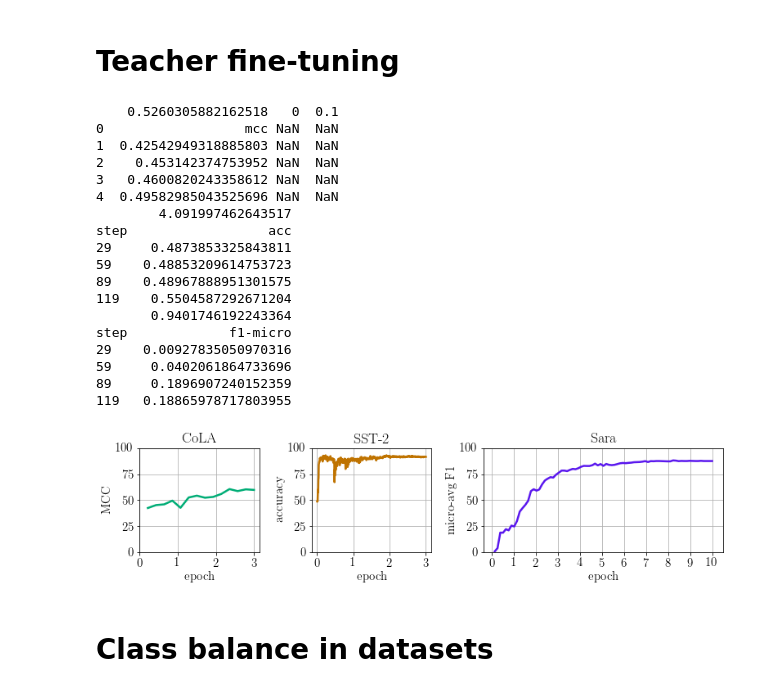
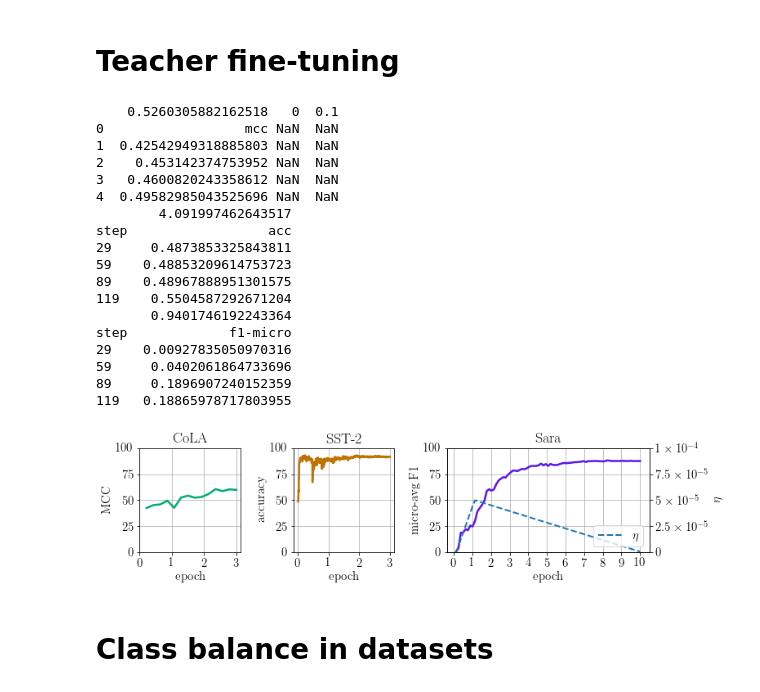
Before and after one commit to samsucik/knowledge-distil-bert, a Jupyter notebook: experiments/analysis/General plotting.ipynb, the cells around one changed output. Saved outputs shown, nothing was run; the diff lists cells and outputs as text; code cells hidden in the pictures.

```diff
--- a/experiments/analysis/General plotting.ipynb
+++ b/experiments/analysis/General plotting.ipynb
@@ -143,36 +143,48 @@ for task, ax in zip(glue_tasks, axs):
         start = n_epochs/len(data)
     xs = np.linspace(start=start, stop=n_epochs, num=len(data_smooth))
     ax.plot(xs, data_smooth, c=task_colours[task], lw=2.5, zorder=1)
+
+    if task == "Sara":
+        ax2 = ax.twinx()
+        x_max = len(xs)*0.1
+        lrs = [(0.00005*x/x_max if x < x_max else (1-(x-x_max)/(0.9*len(xs)))*0.00005) for x, xx in enumerate(xs)]
+        ax2.plot(xs, lrs, label="$\eta$", lw=2, ls="--")
+        ax2.set_ylim(0, 0.0001)
+        ax2.legend(loc=4)
+        ax2.set_ylabel("$\eta$")
+        ax2.set_yticks([0, 0.000025, 0.00005, 0.000075, 0.0001])
+        ax2.set_yticklabels(["$0$", "$2.5\\times10^{-5}$", "$5\\times10^{-5}$", "$7.5\\times10^{-5}$", "$1\\times10^{-4}$"])
+
     ax.set_ylim(bottom=0, top=100)
     ax.set_title(task)
     ax.set_axisbelow(True)
     ax.grid()
     ax.set_ylabel(metrics[task])
     ax.set_xlabel("epoch")
     ax.set_xticks(range(n_epochs+1))
 plt.tight_layout(w_pad=1.2)
 plt.show()
 fig.savefig("img/teacher-fine-tuning.pdf")
 # %% [output]
     0.5260305882162518   0  0.1
 0                  mcc NaN  NaN
 1  0.42542949318885803 NaN  NaN
 2    0.453142374753952 NaN  NaN
 3   0.4600820243358612 NaN  NaN
 4  0.49582985043525696 NaN  NaN
         4.091997462643517
 step                  acc
 29     0.4873853325843811
 59    0.48853209614753723
 89    0.48967888951301575
 119    0.5504587292671204
        0.9401746192243364
 step             f1-micro
 29    0.00927835050970316
 59     0.0402061864733696
 89     0.1896907240152359
 119   0.18865978717803955
-[figure, old version]
+[figure, new version]
 # %% [markdown]
 # Class balance in datasets
 # %%
```
Also changed, not shown: 8 other files.
